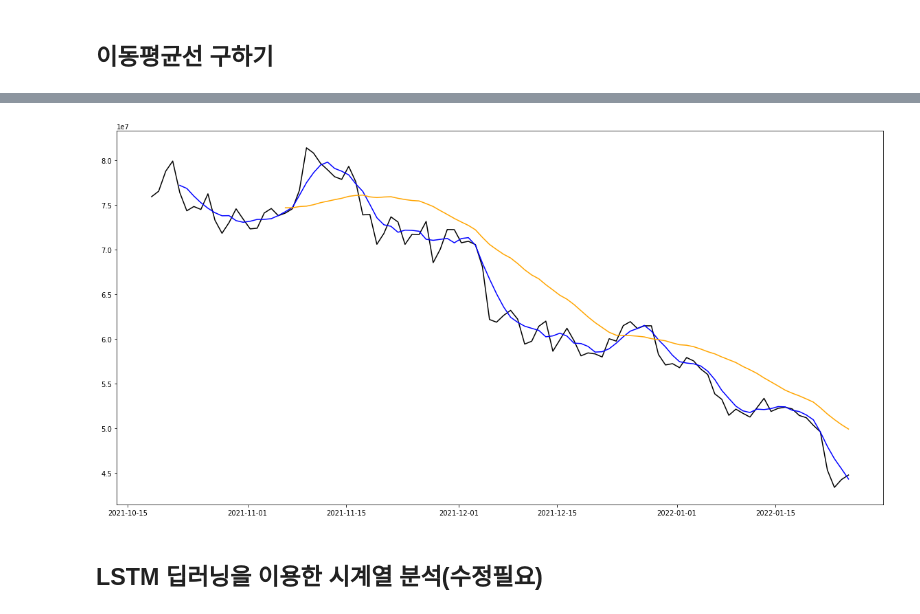
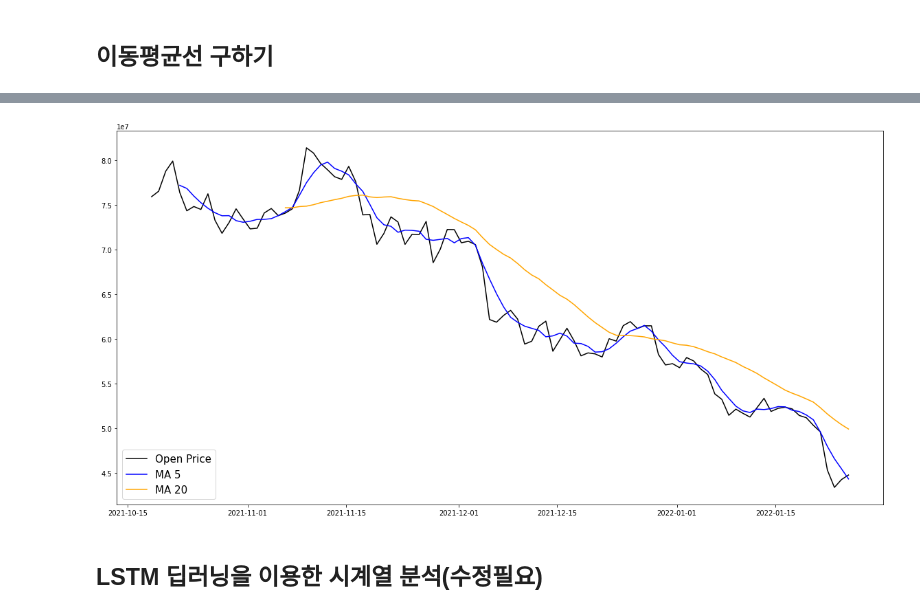
Before and after one commit to ghlim40/BT, a Jupyter notebook: 비트코인_예측_및_자동매매_연습코드.ipynb, the cells around one changed output, grey strips where cells are left out. Cells and saved outputs as stored; diff of their text form; code cells hidden in the pictures.

```diff
--- a/비트코인_예측_및_자동매매_연습코드.ipynb
+++ b/비트코인_예측_및_자동매매_연습코드.ipynb
@@ -176,12 +176,14 @@ price = pyupbit.get_current_price(coin)
 data_predict_ma.insert(2,"MA5",ma5)
 data_predict_ma.insert(3,"MA20",ma20)
 # %%
-plt.plot(data_predict_ma.index, data_predict_ma['open'],color='k', label="시가")
-plt.plot(data_predict_ma.index, data_predict_ma['MA5'], color='blue', label="5일이동평균선")
-plt.plot(data_predict_ma.index, data_predict_ma['MA20'], color='orange', label="20일이동평균선")
+plt.plot(data_predict_ma.index, data_predict_ma['open'],color='k', label="Open Price")
+plt.plot(data_predict_ma.index, data_predict_ma['MA5'], color='blue', label="MA 5")
+plt.plot(data_predict_ma.index, data_predict_ma['MA20'], color='orange', label="MA 20")
+plt.axis('tight')
+plt.legend(loc='lower left',fontsize=15)
 plt.show()
 # %% [output]
-[figure, old version]
+[figure, new version]
 # %% [markdown]
 ## **LSTM 딥러닝을 이용한 시계열 분석(수정필요)**
 # %%
```
Also changed, not shown: parts of 2 cells of this notebook.
